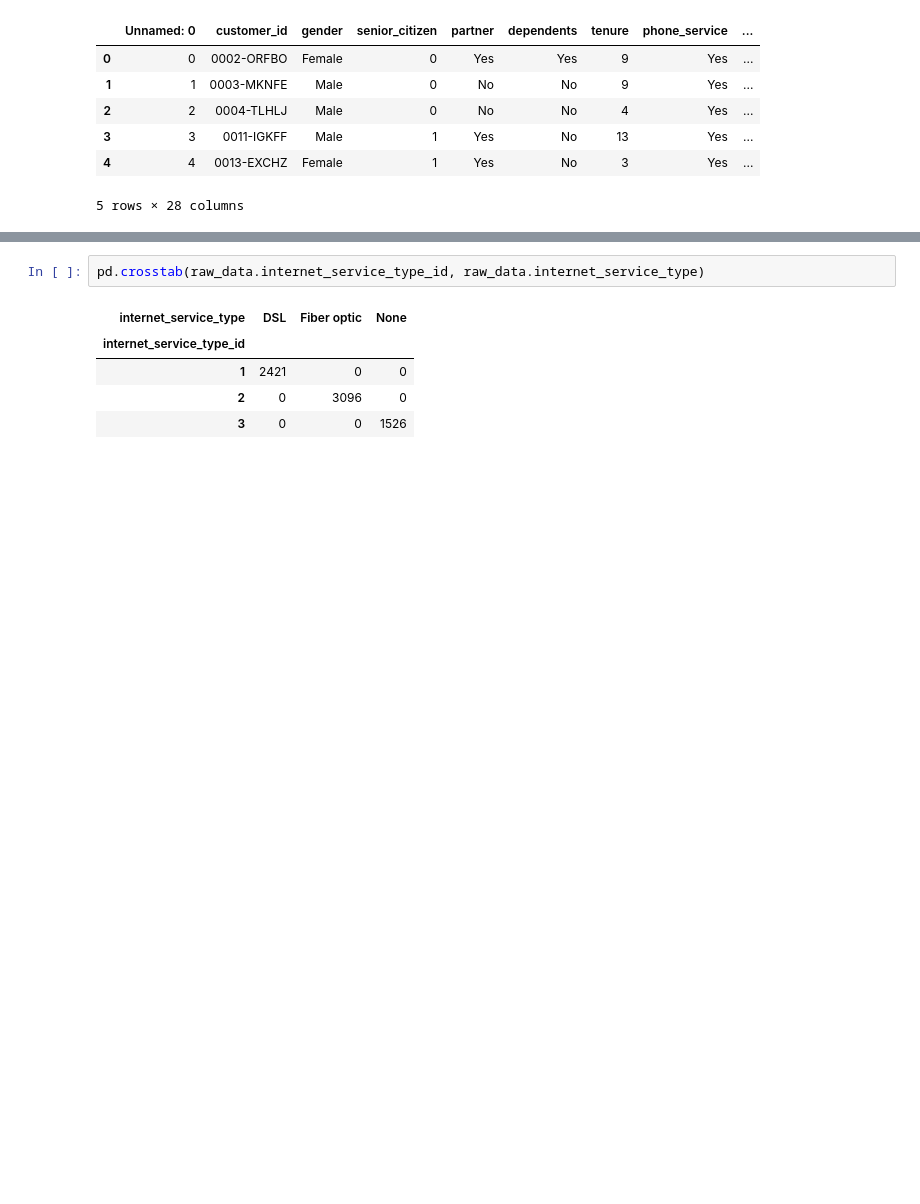
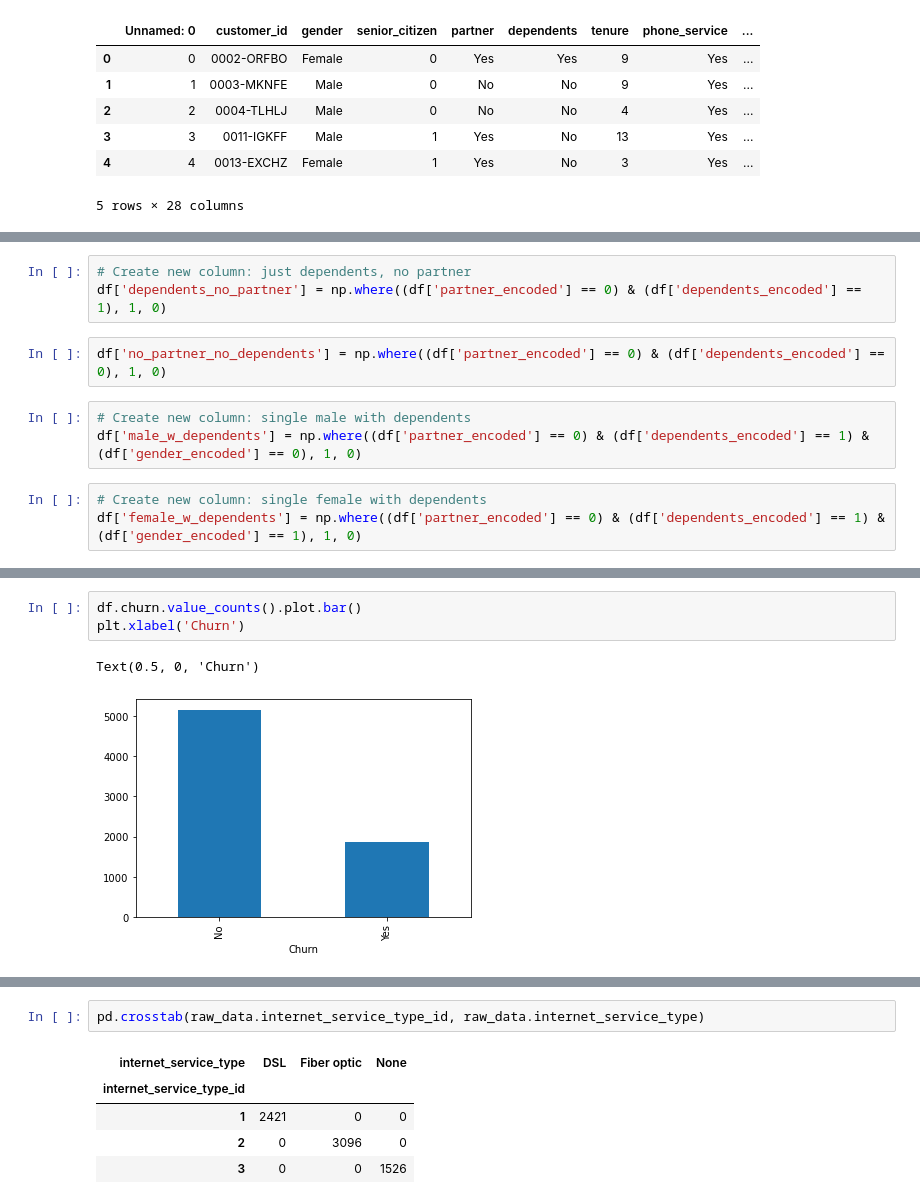
Before and after one commit to SchneemannDavid/classification_project, a Jupyter notebook: acquire_prep_explore.ipynb, the cells around one changed output, grey strips where cells are left out. Cells and saved outputs as stored; diff of their text form; blank space fills up the shorter version.

```diff
--- a/acquire_prep_explore.ipynb
+++ b/acquire_prep_explore.ipynb
@@ -39,0 +246,11 @@ raw_data.head()
+# %%
+# Create new column: just dependents, no partner
+df['dependents_no_partner'] = np.where((df['partner_encoded'] == 0) & (df['dependents_encoded'] == 1), 1, 0)
+# %%
+df['no_partner_no_dependents'] = np.where((df['partner_encoded'] == 0) & (df['dependents_encoded'] == 0), 1, 0)
+# %%
+# Create new column: single male with dependents
+df['male_w_dependents'] = np.where((df['partner_encoded'] == 0) & (df['dependents_encoded'] == 1) & (df['gender_encoded'] == 0), 1, 0)
+# %%
+# Create new column: single female with dependents
+df['female_w_dependents'] = np.where((df['partner_encoded'] == 0) & (df['dependents_encoded'] == 1) & (df['gender_encoded'] == 1), 1, 0)
@@ -39,0 +286,6 @@ raw_data.head()
+# %%
+df.churn.value_counts().plot.bar()
+plt.xlabel('Churn')
+# %% [output]
+Text(0.5, 0, 'Churn')
+[figure, added]
```
Also changed, not shown: parts of 118 cells of this notebook, 3 other files.
